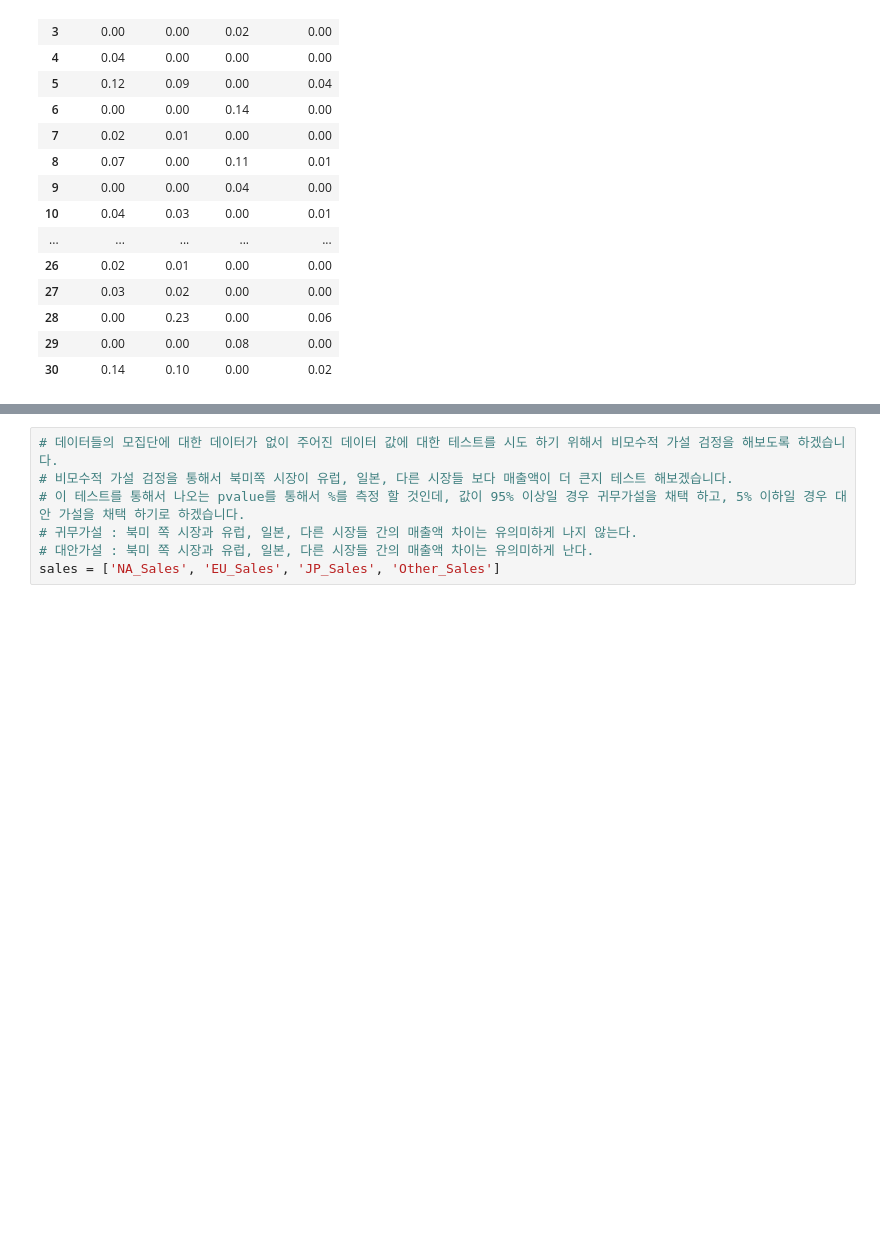
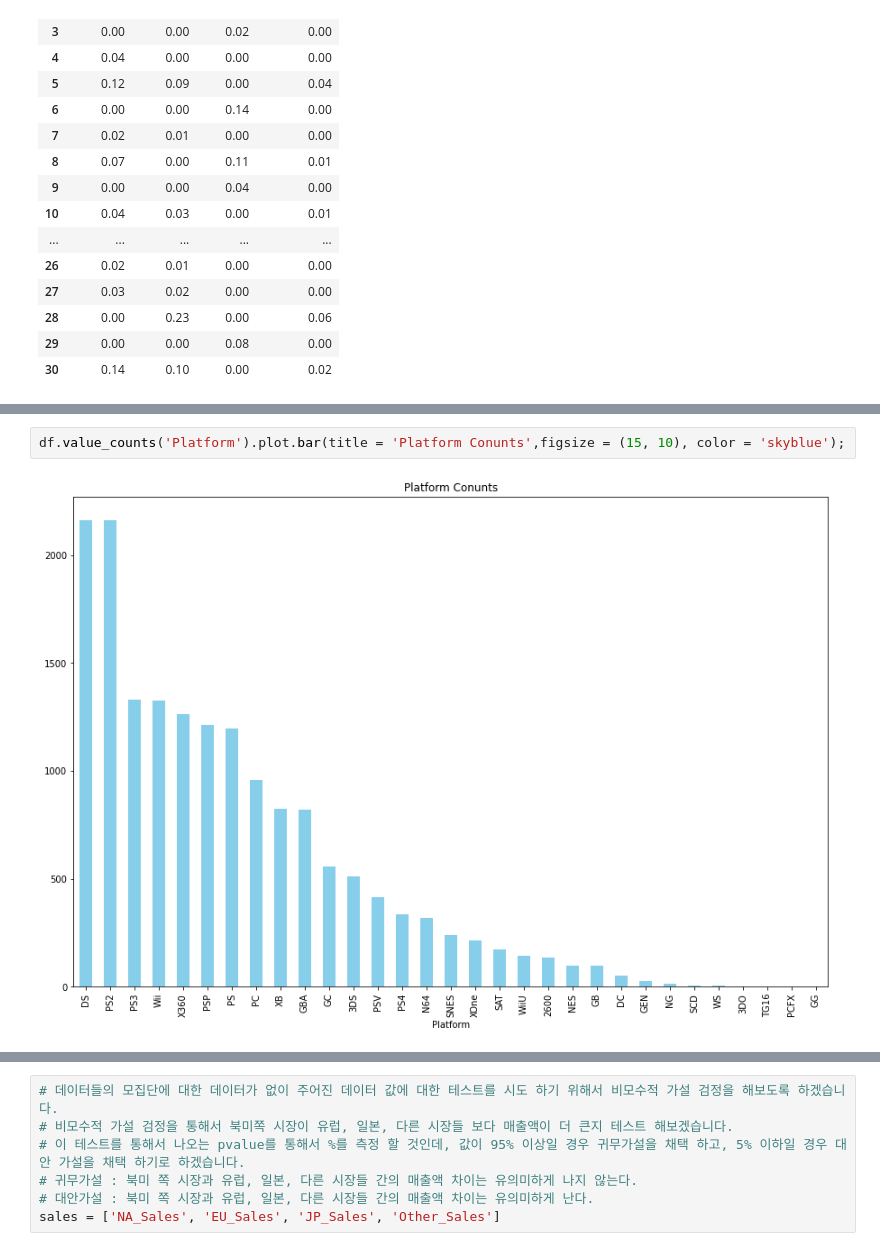
Before and after one commit to KyungRyeolBaek/study, a Jupyter notebook: ai03_백경렬_Section1_Project.ipynb, the cells around one changed output, grey strips where cells are left out. Saved outputs shown, nothing was run; the diff lists cells and outputs as text; blank space fills up the shorter version.

```diff
--- a/ai03_백경렬_Section1_Project.ipynb
+++ b/ai03_백경렬_Section1_Project.ipynb
@@ -506,0 +339,4 @@ df
+# %%
+df.value_counts('Platform').plot.bar(title = 'Platform Conunts',figsize = (15, 10), color = 'skyblue');
+# %% [output]
+[figure, added]
```
Also changed, not shown: parts of 110 cells of this notebook.
